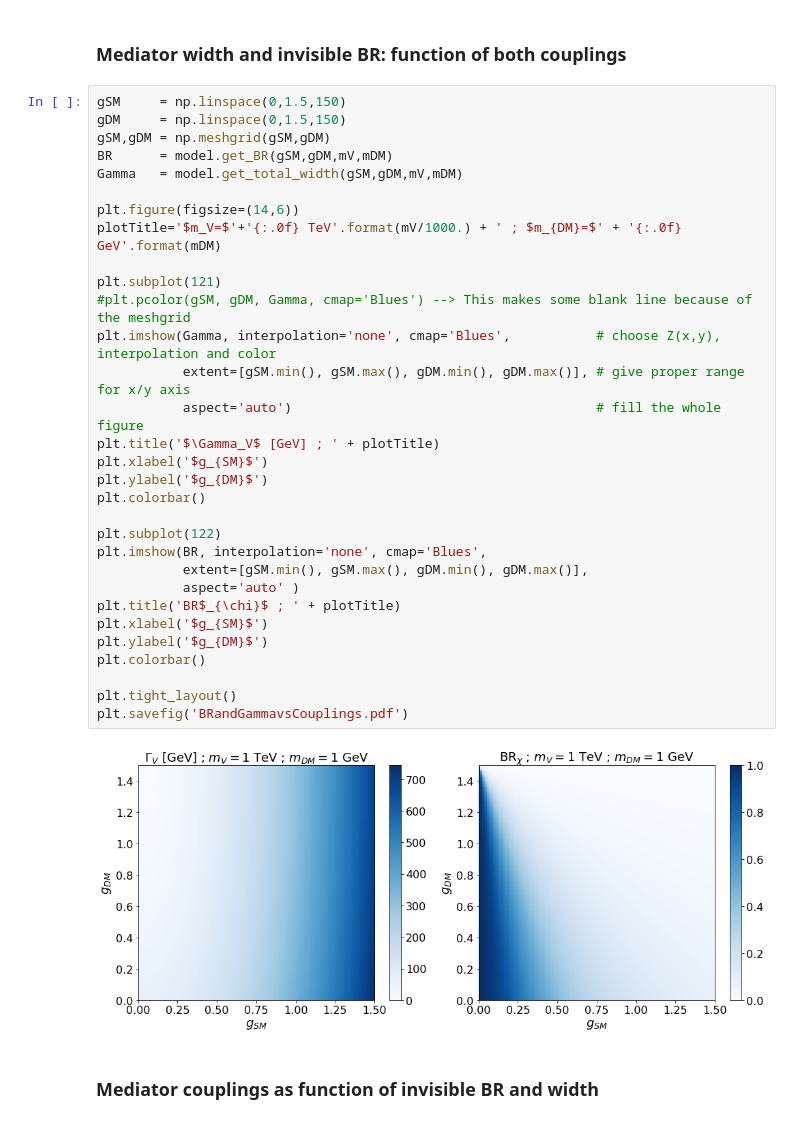
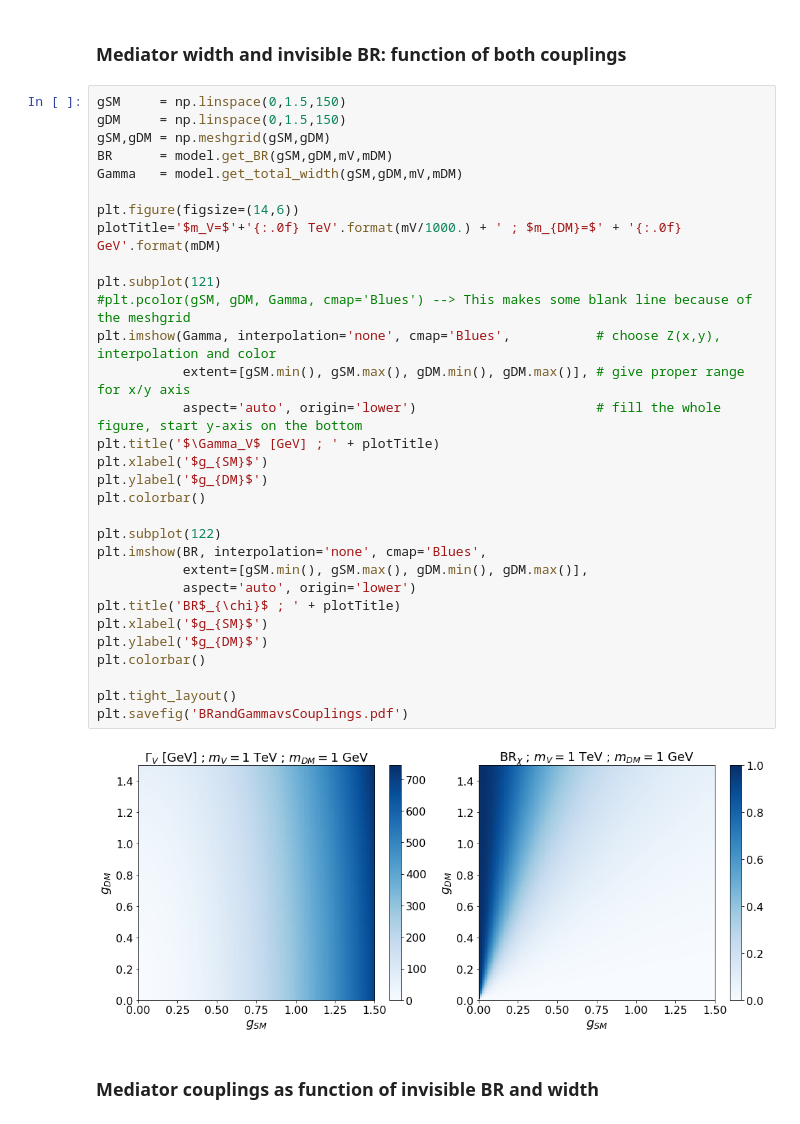
Before and after one commit to rmadar/DMsstopModel, a Jupyter notebook: DarkMatterModelExploration.ipynb, the cells around one changed output. Drawn from its saved outputs; the diff is of its cells as text.

```diff
--- a/DarkMatterModelExploration.ipynb
+++ b/DarkMatterModelExploration.ipynb
@@ -147,36 +141,36 @@ plt.savefig('SMcouplingsDep.pdf')
 # %%
 gSM     = np.linspace(0,1.5,150)
 gDM     = np.linspace(0,1.5,150)
 gSM,gDM = np.meshgrid(gSM,gDM)
 BR      = model.get_BR(gSM,gDM,mV,mDM)
 Gamma   = model.get_total_width(gSM,gDM,mV,mDM)
 
 plt.figure(figsize=(14,6))
 plotTitle='$m_V=$'+'{:.0f} TeV'.format(mV/1000.) + ' ; $m_{DM}=$' + '{:.0f} GeV'.format(mDM)
 
 plt.subplot(121)
 #plt.pcolor(gSM, gDM, Gamma, cmap='Blues') --> This makes some blank line because of the meshgrid
 plt.imshow(Gamma, interpolation='none', cmap='Blues',           # choose Z(x,y), interpolation and color
            extent=[gSM.min(), gSM.max(), gDM.min(), gDM.max()], # give proper range for x/y axis
-           aspect='auto')                                       # fill the whole figure
+           aspect='auto', origin='lower')                       # fill the whole figure, start y-axis on the bottom
 plt.title('$\Gamma_V$ [GeV] ; ' + plotTitle)
 plt.xlabel('$g_{SM}$')
 plt.ylabel('$g_{DM}$')
 plt.colorbar()
 
 plt.subplot(122)
 plt.imshow(BR, interpolation='none', cmap='Blues',
            extent=[gSM.min(), gSM.max(), gDM.min(), gDM.max()],
-           aspect='auto' )
+           aspect='auto', origin='lower')
 plt.title('BR$_{\chi}$ ; ' + plotTitle)
 plt.xlabel('$g_{SM}$')
 plt.ylabel('$g_{DM}$')
 plt.colorbar()
 
 plt.tight_layout()
 plt.savefig('BRandGammavsCouplings.pdf')
 # %% [output]
-[figure, old version]
+[figure, new version]
 # %% [markdown]
 ### Mediator couplings as function of invisible BR and width
 # %%
```
Also changed, not shown: parts of 3 cells of this notebook.
